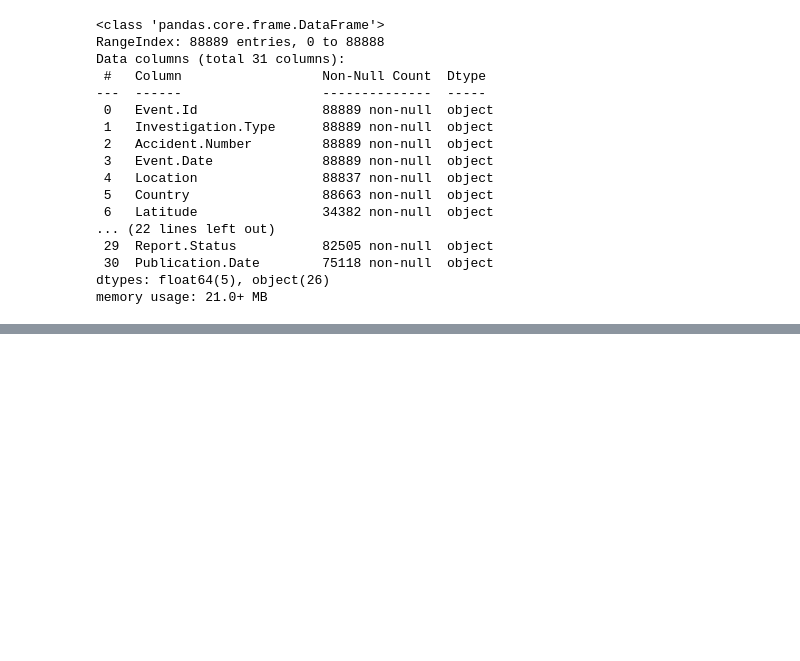
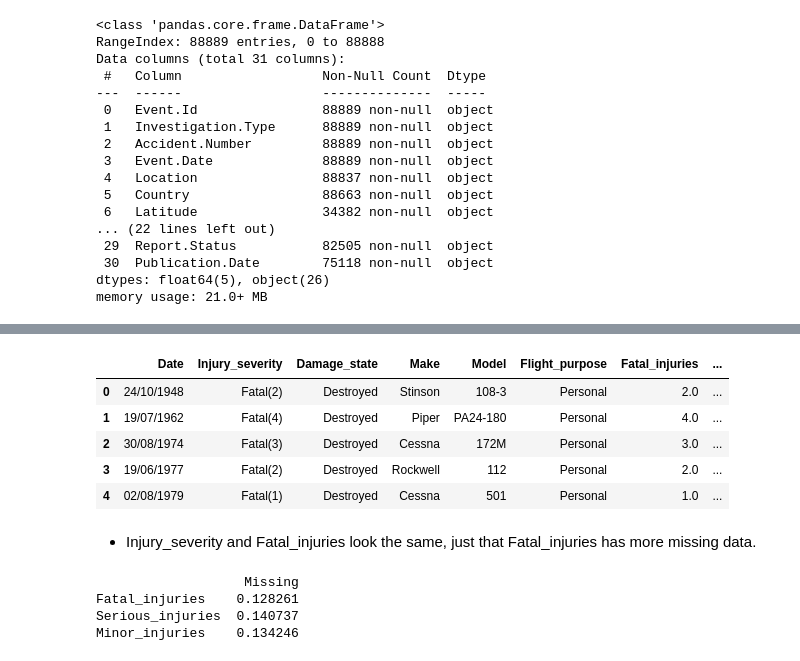
Before and after one commit to Baraka-Wambua/Phase-one-project, a Jupyter notebook: Untitled.ipynb, the cells around one changed output, grey strips where cells are left out. Saved outputs shown, nothing was run; the diff lists cells and outputs as text; code cells hidden in the pictures; blank space fills up the shorter version.

```diff
--- a/Untitled.ipynb
+++ b/Untitled.ipynb
@@ -55,0 +78,28 @@ KeyError: ('Event.Id', 'Accident.Number', 'Injury.Severity', 'Aircraft.damage',
+# %%
+df.head()
+# %% [output]
+|  | Date | Injury_severity | Damage_state | Make | Model | Flight_purpose | Fatal_injuries | ... |
+| 0 | 24/10/1948 | Fatal(2) | Destroyed | Stinson | 108-3 | Personal | 2.0 | ... |
+| 1 | 19/07/1962 | Fatal(4) | Destroyed | Piper | PA24-180 | Personal | 4.0 | ... |
+| 2 | 30/08/1974 | Fatal(3) | Destroyed | Cessna | 172M | Personal | 3.0 | ... |
+| 3 | 19/06/1977 | Fatal(2) | Destroyed | Rockwell | 112 | Personal | 2.0 | ... |
+| 4 | 02/08/1979 | Fatal(1) | Destroyed | Cessna | 501 | Personal | 1.0 | ... |
+# %% [markdown]
+* Injury_severity and Fatal_injuries look the same, just that Fatal_injuries has more missing data.
+# %%
+# Calculate the percentage of  NaN values for each column
+rows = len(df)
+missing = df.isna().sum()
+percentage_missing = missing / rows
+
+# Put the data in a DataFrame and sort it
+percentage_missing_df = pd.DataFrame({'Missing' : percentage_missing})
+percentage_missing_df.sort_values('Missing')
+
+# Only print columns with more than 10% missing values
+print(percentage_missing_df[percentage_missing_df['Missing'] > 0.1])
+# %% [output]
+                   Missing
+Fatal_injuries    0.128261
+Serious_injuries  0.140737
+Minor_injuries    0.134246
```
Also changed, not shown: parts of 13 cells of this notebook.
